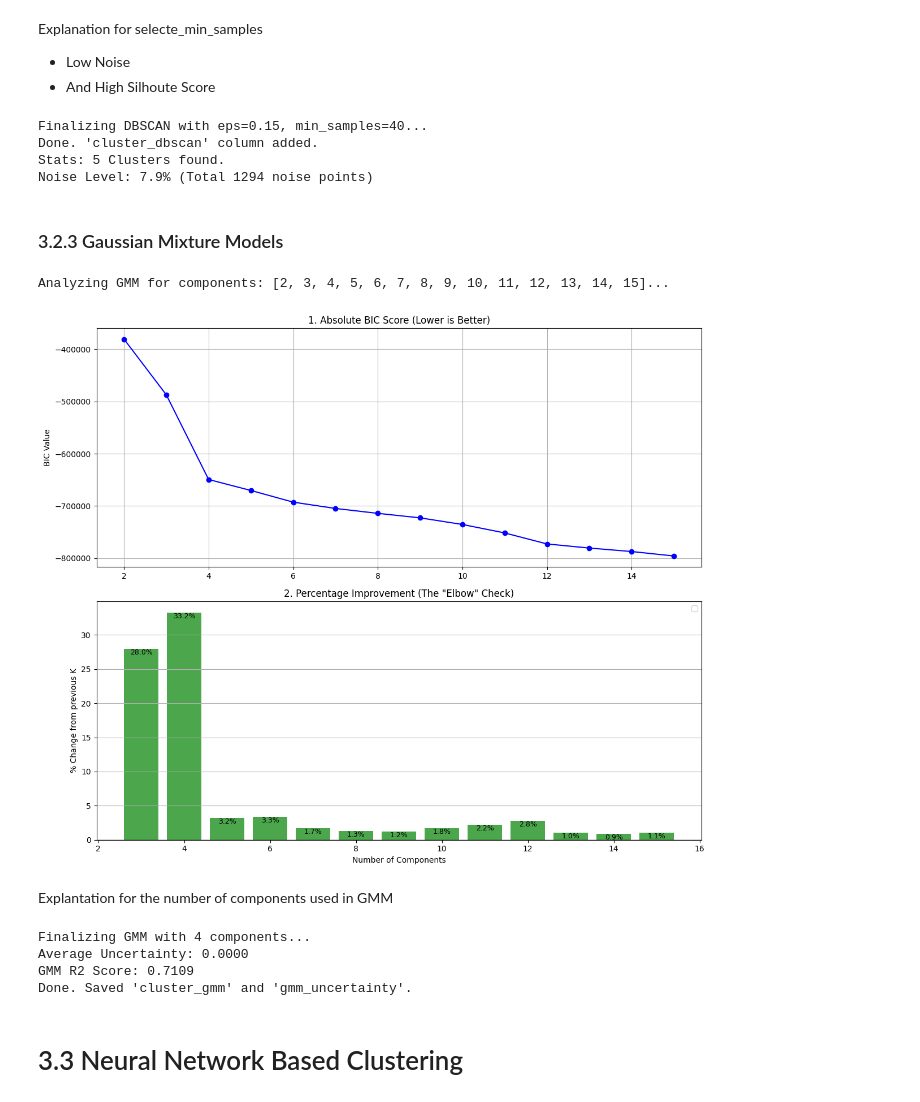
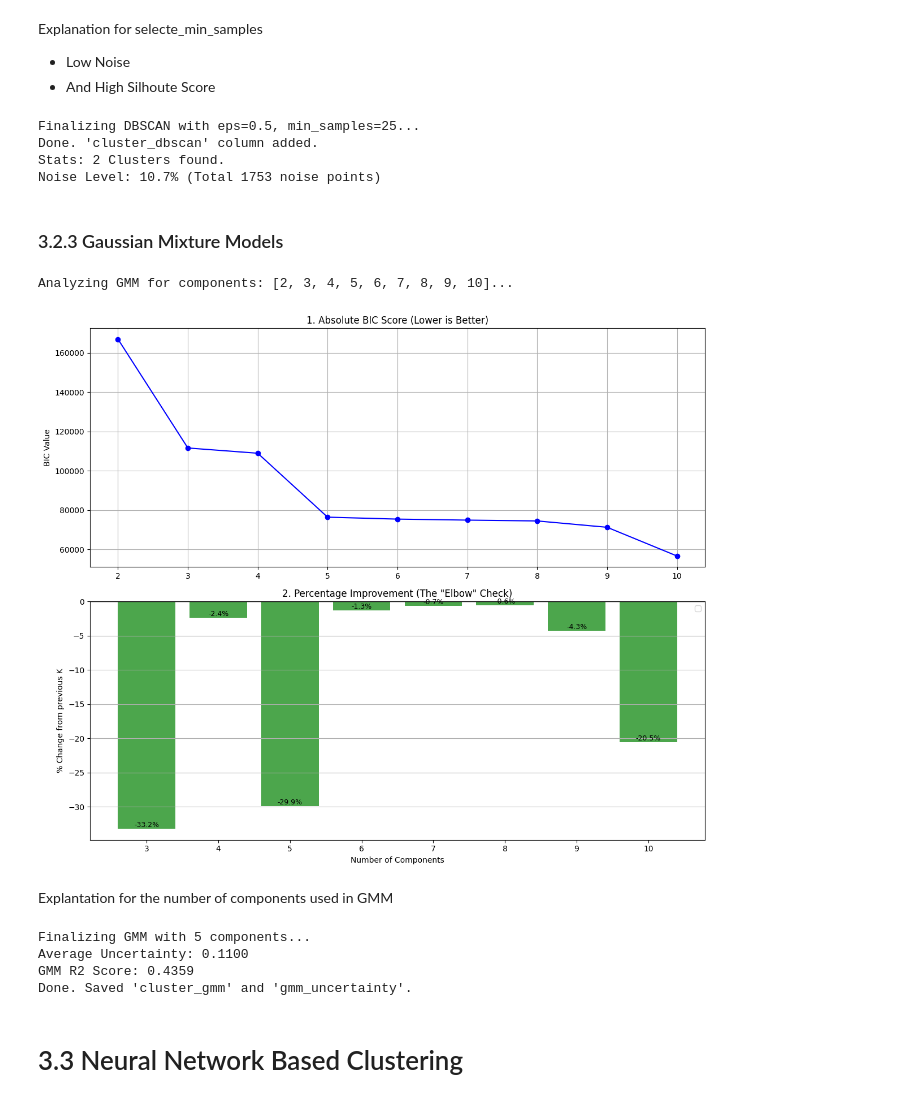
Before and after one commit to Mehmet1700/DataMining2025, a Jupyter notebook: notebooks_deliverable2/01_Clustering_Value_Based_updated.ipynb, the cells around one changed output. Cells and saved outputs as stored; diff of their text form; code cells hidden in the pictures.

```diff
--- a/notebooks_deliverable2/01_Clustering_Value_Based_updated.ipynb
+++ b/notebooks_deliverable2/01_Clustering_Value_Based_updated.ipynb
@@ -137,11 +137,13 @@ value_based_features = [
     'Income',
     'total_points_accumulated',
     'total_cost_redeemed',
-    'points_redemption_ratio',
-    'EnrollmentType_Standard',
-    'LoyaltyStatus_Nova',
-    'LoyaltyStatus_Star'
 ]
+
+# Reduce the features to improve the clustering results
+# We remove one hot encoded features to focus on numerical value-based features only
+#    'EnrollmentType_Standard',
+#    'LoyaltyStatus_Nova',
+#    'LoyaltyStatus_Star'
 # %%
 # Show the selected featurescustomers[preference_features].head()
 customers[value_based_features].head()
@@ -643,7 +625,7 @@ plot_k_distance(df_value_based, k=4)
 # %%
 # --- DBSCAN Analysis (Fixed Eps, Variable Min_Samples) ---
 
-def analyze_dbscan_min_samples(data, fixed_eps=0.18, ms_range=[5, 10, 15, 20, 25, 30, 35, 40]):
+def analyze_dbscan_min_samples(data, fixed_eps, ms_range=[5, 10, 15, 20, 25, 30, 35, 40]):
     """
     Tests different min_samples values for a fixed eps and reports metrics.
     """
@@ -689,7 +671,7 @@ def analyze_dbscan_min_samples(data, fixed_eps=0.18, ms_range=[5, 10, 15, 20, 25
 
 # --- EXECUTE ANALYSIS ---
 # Using your fixed eps=0.18
-db_metrics_df = analyze_dbscan_min_samples(df_value_based, fixed_eps=0.15, ms_range=[10, 15, 20, 25, 30, 40, 50, 60, 70, 80])
+db_metrics_df = analyze_dbscan_min_samples(df_value_based, fixed_eps=0.5, ms_range=[10, 15, 20, 25, 30, 40, 50, 60, 70, 80])
 
 # --- CALCULATE GRADIENTS (Derivatives) ---
 # We use fillna(0) to handle the first row having no previous value
@@ -771,8 +753,8 @@ Explanation for selecte_min_samples
 # --- Manual Selection & Saving ---
 
 # 1. Input eps and min_samples
-selected_eps = 0.15          # Kept fixed
-selected_min_samples = 40    # <--- Based on the table above!
+selected_eps = 0.5          # Kept fixed
+selected_min_samples = 25    # <--- Based on the table above!
 
 print(f"Finalizing DBSCAN with eps={selected_eps}, min_samples={selected_min_samples}...")
 
@@ -791,17 +773,17 @@ print(f"Done. 'cluster_dbscan' column added.")
 print(f"Stats: {n_clusters_final} Clusters found.")
 print(f"Noise Level: {noise_pct_final:.1%} (Total {list(db_labels).count(-1)} noise points)")
 # %% [output]
-Finalizing DBSCAN with eps=0.15, min_samples=40...
+Finalizing DBSCAN with eps=0.5, min_samples=25...
 Done. 'cluster_dbscan' column added.
-Stats: 5 Clusters found.
-Noise Level: 7.9% (Total 1294 noise points)
+Stats: 2 Clusters found.
+Noise Level: 10.7% (Total 1753 noise points)
 # %% [markdown]
 ### 3.2.3 Gaussian Mixture Models
 # %%
 # --- GMM Analysis with Percentage Decrease ---
 
 
-def analyze_gmm_gradient(data, n_range=range(2, 16)):
+def analyze_gmm_gradient(data, n_range=range(2, 11)):
     """
     Calculates AIC/BIC and their percentage decrease (gradient)
     to help find the 'Elbow' point.
@@ -831,7 +813,7 @@ def analyze_gmm_gradient(data, n_range=range(2, 16)):
     return df
 
 # --- EXECUTE ANALYSIS ---
-gmm_results = analyze_gmm_gradient(df_value_based, n_range=range(2, 16))
+gmm_results = analyze_gmm_gradient(df_value_based, n_range=range(2, 11))
 
 
 # --- VISUALIZATION ---
@@ -839,42 +821,42 @@ if not gmm_results.empty:
     fig, (ax1, ax2) = plt.subplots(2, 1, figsize=(12, 10))
 
     # Plot 1: Raw BIC Scores (The Curve)
     ax1.plot(gmm_results['n_components'], gmm_results['BIC'], marker='o', color='blue', label='BIC Score')
     ax1.set_title('1. Absolute BIC Score (Lower is Better)')
     ax1.set_ylabel('BIC Value')
     ax1.grid(True)
 
     # Plot 2: Percentage Change (The Elbow)
     # We drop the first NaN value for plotting
     plot_data = gmm_results.dropna()
     bars = ax2.bar(plot_data['n_components'], plot_data['BIC_Pct_Change'], color='green', alpha=0.7)
 
     # Add labels on bars
     for bar in bars:
         height = bar.get_height()
         ax2.text(bar.get_x() + bar.get_width()/2., height,
                 f'{height:.1f}%',
                 ha='center', va='bottom' if height < 0 else 'top', fontsize=9)
 
     ax2.set_title('2. Percentage Improvement (The "Elbow" Check)')
     ax2.set_ylabel('% Change from previous K')
     ax2.set_xlabel('Number of Components')
     ax2.axhline(0, color='black', linewidth=1)
     ax2.legend()
     ax2.grid(True, axis='y')
 
     plt.tight_layout()
     plt.show()
 # %% [output]
-Analyzing GMM for components: [2, 3, 4, 5, 6, 7, 8, 9, 10, 11, 12, 13, 14, 15]...
+Analyzing GMM for components: [2, 3, 4, 5, 6, 7, 8, 9, 10]...
-[figure, old version]
+[figure, new version]
 # %% [markdown]
 Explantation for the number of components used in GMM
 # %%
 # --- Manual Selection & Saving ---
 
 # 1. INPUT CHOSEN COMPONENTS HERE
-selected_n_components = 4  # <--- Update based on the Bar Chart!
+selected_n_components = 5  # <--- Update based on the Bar Chart!
 
 print(f"Finalizing GMM with {selected_n_components} components...")
 
@@ -905,9 +887,9 @@ df_value_based_evaluation['gmm_uncertainty'] = uncertainty
 
 print("Done. Saved 'cluster_gmm' and 'gmm_uncertainty'.")
 # %% [output]
-Finalizing GMM with 4 components...
-Average Uncertainty: 0.0000
-GMM R2 Score: 0.7109
+Finalizing GMM with 5 components...
+Average Uncertainty: 0.1100
+GMM R2 Score: 0.4359
 Done. Saved 'cluster_gmm' and 'gmm_uncertainty'.
 # %% [markdown]
 # 3.3 Neural Network Based Clustering
```
Also changed, not shown: parts of 18 cells of this notebook, 10 other files.
